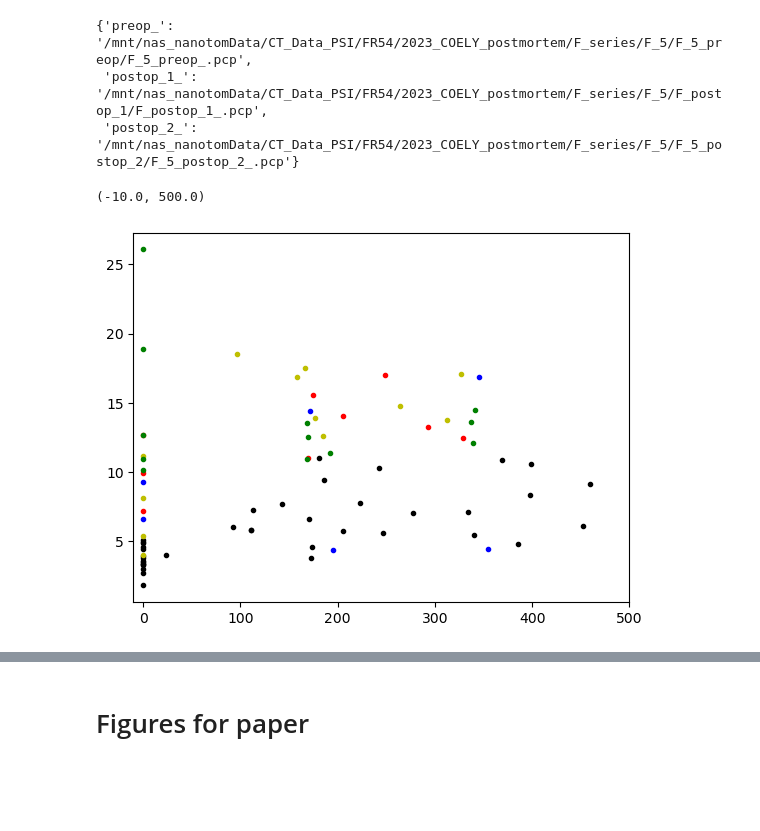
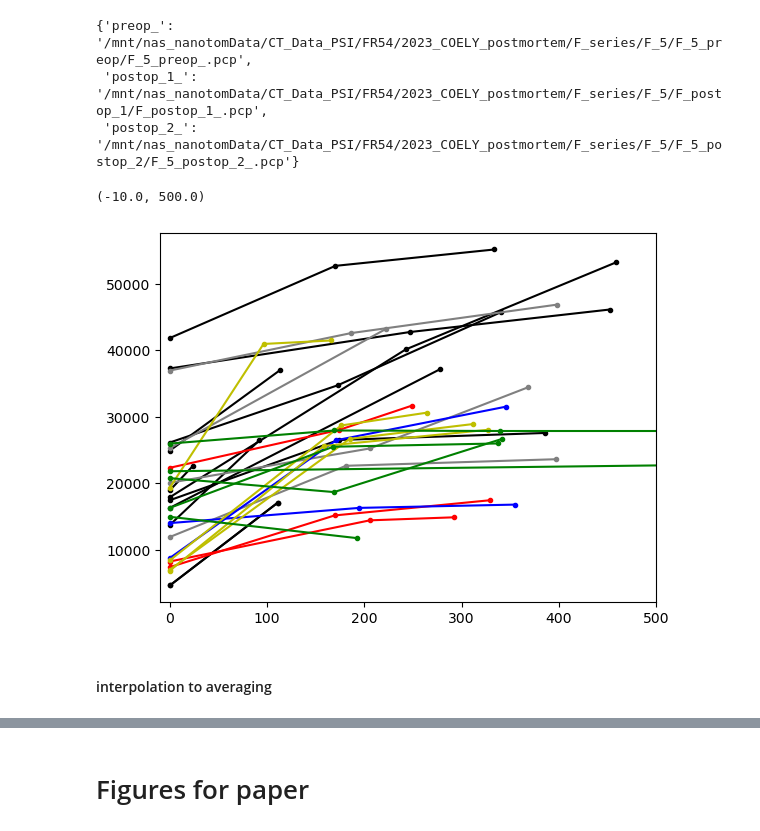
Before and after one commit to Pescatore23/coely_postmortem, a Jupyter notebook: CL_damage.ipynb, the cells around one changed output, grey strips where cells are left out. Saved outputs shown, nothing was run; the diff lists cells and outputs as text; code cells hidden in the pictures; blank space fills up the shorter version.

Commit message:
useful results for CL damage

```diff
--- a/CL_damage.ipynb
+++ b/CL_damage.ipynb
@@ -186,7 +201,7 @@ def plot_absolute_hole_area(ab, current, i):
     ser = ab.split('_')[0]
     sample = ab.split('_')[1]
     color=cm.tab10(i)
-    color_choices = {'A': 0, 'B': 1, 'C': 2, 'Z': 3}
+    color_choices = {'A': 0, 'B': 1, 'C': 2, 'D': 3, 'E': 4, 'F': 5, 'G': 6}
     color = cm.tab10(color_choices[ser])
     for key in hole_dict[ser][sample].keys():
         val = hole_dict[ser][sample][key]
@@ -205,7 +220,7 @@ def plot_absolute_hole_area(ab, current, i):
 # %%
 current_25 = ['A_3', 'B_2', 'C_4']
 current_50 = ['A_4', 'B_1', 'C_1', 'D_2', 'E_3', 'G_1', 'G_4']
-current_50_special = ['A_6', 'C_5']
+current_50_special = ['A_6'] #, 'C_5'] C5 bad processing
 current_80_special = ['A_11', 'A_9', 'B_4'] + ['F_4']
 current_100 = ['A_12', 'C_2', 'D_1', 'E_4', 'G_2', 'G_3', 'F_1'] + ['F_3']
 current_150 = ['C_3']#, 'Z_4'] # Z_4 pretty damaged during assembly
@@ -648,11 +643,11 @@ def datapoints_as_array(ser, sample, hole_dict, data):
     for key in hole_dict[ser][sample].keys():
         holeval = hole_dict[ser][sample][key]
         Q = -data[ser][sample][key+'_']['Q [As/cm2]']
-        x, y = Q, holeval/1000/500*100
+        x, y = Q, holeval#/1000/500*100
         XX[ii] = x
         YY[ii] = y
         ii = ii+1
-        if ser+'_'+sample == 'C_4' or ser+'_'+sample == 'G_4':
+        if ser+'_'+sample in ['D_4']:
             YY[0] = np.nan
     return XX, YY
 
@@ -664,19 +659,22 @@ def list_to_array(LIST):
     return dat
 
 def damage_per_material(current_lists, hole_dict, data):
-    commercial = 'ABCZ'
+    commercial = 'ABZ'
+    commercial2 = 'C'
     custom = 'D'
     macroporous = 'E'
     mesoporous = 'F'
     microporous = 'G'
 
-    ABCZ = []
+    ABZ = []
+    C = []
     D = []
     E = []
     F = []
     G = []
 
-    ABCZsamples = []
+    ABZsamples = []
+    Csamples = []
     Dsamples = []
     Esamples = []
     Fsamples = []
@@ -689,8 +687,11 @@ def damage_per_material(current_lists, hole_dict, data):
             sample = ab.split('_')[1]
             XX, YY = datapoints_as_array(ser, sample, hole_dict, data)
             if ser in commercial:
-                ABCZ.append((XX,YY))
-                ABCZsamples.append(ab)
+                ABZ.append((XX,YY))
+                ABZsamples.append(ab)
+            if ser in commercial2:
+                C.append((XX,YY))
+                Csamples.append(ab)
             if ser in custom:
                 D.append((XX,YY))
                 Dsamples.append(ab)
@@ -703,27 +704,32 @@ def damage_per_material(current_lists, hole_dict, data):
             if ser in microporous:
                 G.append((XX,YY))
                 Gsamples.append(ab)
-    ABCZ = list_to_array(ABCZ)
+    ABZ = list_to_array(ABZ)
+    C = list_to_array(C)
     D = list_to_array(D)
     E = list_to_array(E)
     F = list_to_array(F)
     G = list_to_array(G)
 
-    return ABCZ, D, E, F, G, ABCZsamples, Dsamples, Esamples, Fsamples, Gsamples
+    return ABZ,C, D, E, F, G, ABZsamples, Dsamples, Esamples, Fsamples, Gsamples
 # %%
-ABCZ, D, E, F, G, ABCZsamples, Dsamples, Esamples, Fsamples, Gsamples = damage_per_material(current_lists, hole_dict, data)
+ABZ,C, D, E, F, G, ABZsamples, Dsamples, Esamples, Fsamples, Gsamples = damage_per_material(current_lists, hole_dict, data)
 # %%
-for i in range(ABCZ.shape[0]):
-    plt.plot(ABCZ[i,0,:],ABCZ[i,1,:], 'k.')
+for i in range(ABZ.shape[0]):
+    plt.plot(ABZ[i,0,:],ABZ[i,1,:], 'k.', linestyle='-')
+for i in range(C.shape[0]):
+    plt.plot(C[i,0,:],C[i,1,:], '.', color = 'gray', linestyle='-')
 for i in range(D.shape[0]):
-    plt.plot(D[i,0,:],D[i,1,:], 'r.')
+    plt.plot(D[i,0,:],D[i,1,:], 'r.', linestyle='-')
 for i in range(E.shape[0]):
-    plt.plot(E[i,0,:],E[i,1,:], 'b.')
+    plt.plot(E[i,0,:],E[i,1,:], 'b.', linestyle='-')
 for i in range(F.shape[0]):
-    plt.plot(F[i,0,:],F[i,1,:], 'y.')
+    plt.plot(F[i,0,:],F[i,1,:], 'y.', linestyle='-')
 for i in range(G.shape[0]):
-    plt.plot(G[i,0,:],G[i,1,:], 'g.')
+    plt.plot(G[i,0,:],G[i,1,:], 'g.', linestyle='-')
 plt.xlim(-10,500)
 # %% [output]
 (-10.0, 500.0)
-[figure, old version]
+[figure, new version]
+# %% [markdown]
+#### interpolation to averaging
```
Also changed, not shown: parts of 17 cells of this notebook, 1 other file.
